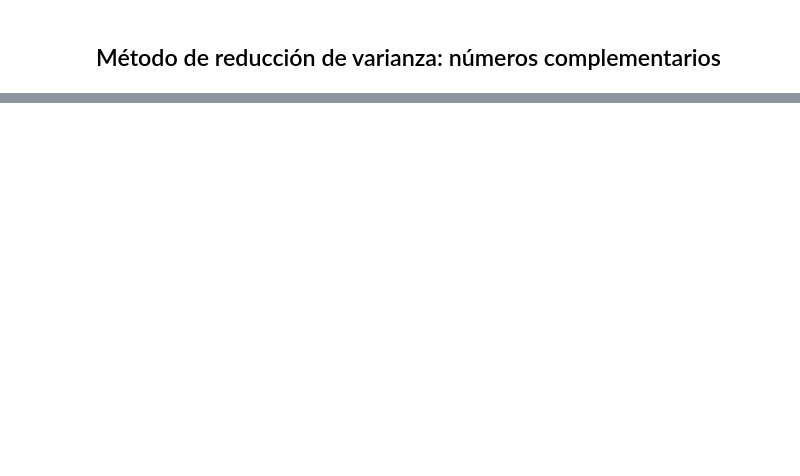
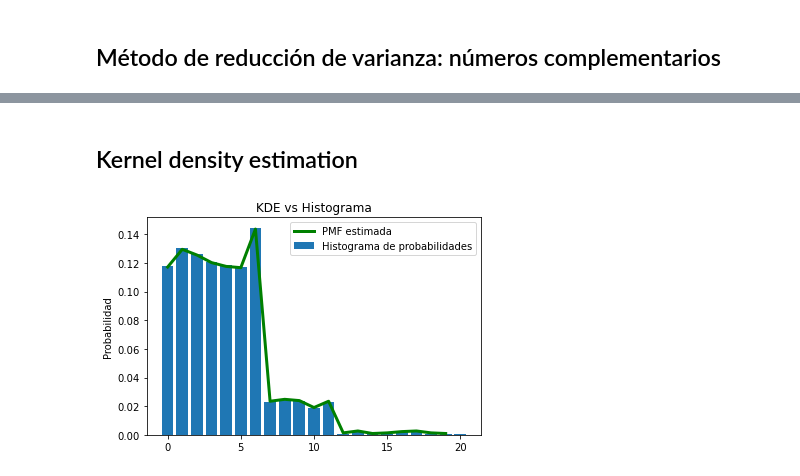
Before and after one commit to berlinpreciado21/ProyectoSimFin_CCorrales_BIPreciado_MVerea, a Jupyter notebook: PE1_BIPE_CCC_MV.ipynb, the cells around one changed output, grey strips where cells are left out. Saved outputs shown, nothing was run; the diff lists cells and outputs as text; code cells hidden in the pictures; blank space fills up the shorter version.

```diff
--- a/PE1_BIPE_CCC_MV.ipynb
+++ b/PE1_BIPE_CCC_MV.ipynb
@@ -611,0 +642,19 @@ Media por medio del método de números complementarios:  5.520982142857143
+# %% [markdown]
+## Kernel density estimation
+# %%
+#definimos el grid sobre el que vamos a trabajar
+N_2_grid=np.arange(0,20)
+
+#aplicamos nuestra función
+pmf_N2=kde_statsmodels_m(cc, N_2_grid, bandwidth=0.2)
+
+#gráfica
+plt.bar(N_2_frec_prob.Valores, N_2_frec_prob.Probabilidad, label='Histograma de probabilidades')
+plt.plot(N_2_grid, pmf_N2, label='PMF estimada', color='g', linewidth=3)
+plt.xlabel('')
+plt.ylabel('Probabilidad')
+plt.title('KDE vs Histograma')
+plt.legend()
+plt.show()
+# %% [output]
+[figure, added]
```
Also changed, not shown: parts of 42 cells of this notebook.
